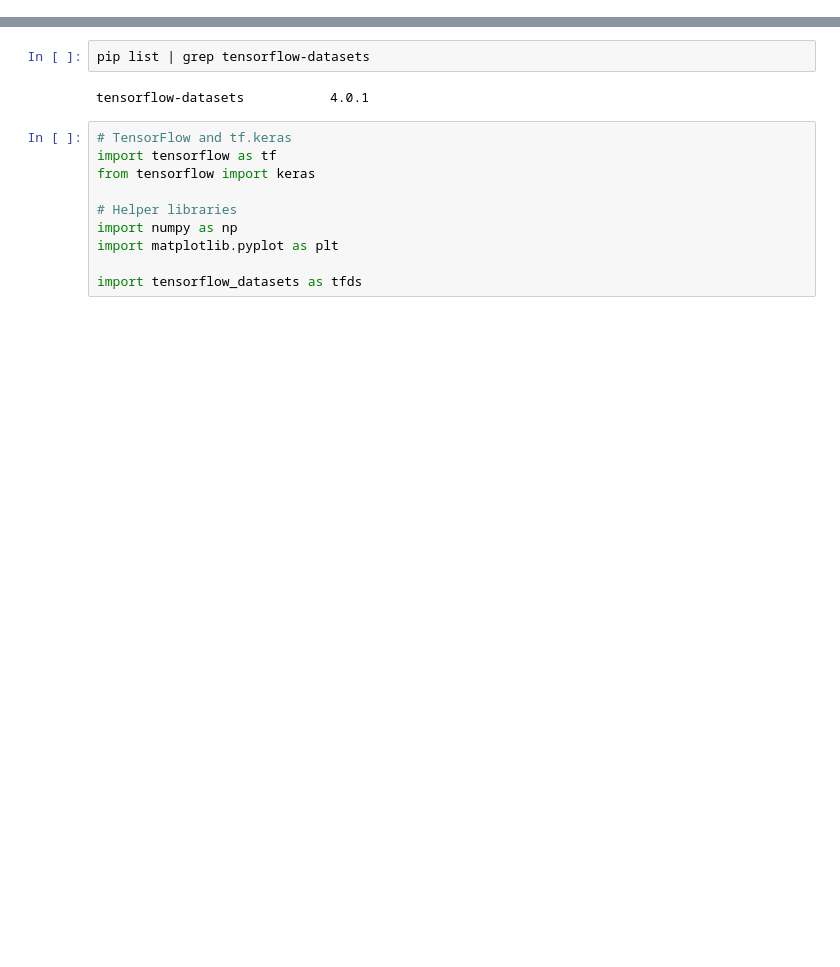
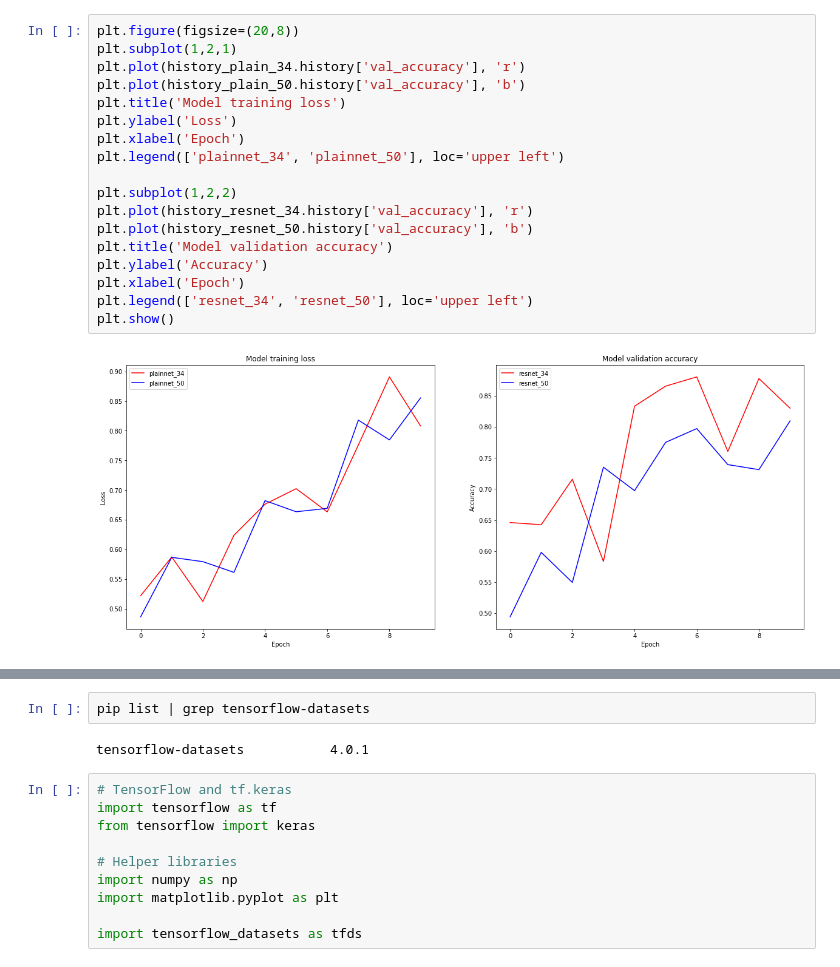
Before and after one commit to mybloodykeyboard/AI_study, a Jupyter notebook: GoingDeeper/[GDCV]ResNet_ablation_study.ipynb, the cells around one changed output, grey strips where cells are left out. Saved outputs shown, nothing was run; the diff lists cells and outputs as text; blank space fills up the shorter version.

```diff
--- a/GoingDeeper/[GDCV]ResNet_ablation_study.ipynb
+++ b/GoingDeeper/[GDCV]ResNet_ablation_study.ipynb
@@ -0,0 +574,20 @@
+# %%
+plt.figure(figsize=(20,8))
+plt.subplot(1,2,1)
+plt.plot(history_plain_34.history['val_accuracy'], 'r')
+plt.plot(history_plain_50.history['val_accuracy'], 'b')
+plt.title('Model training loss')
+plt.ylabel('Loss')
+plt.xlabel('Epoch')
+plt.legend(['plainnet_34', 'plainnet_50'], loc='upper left')
+
+plt.subplot(1,2,2)
+plt.plot(history_resnet_34.history['val_accuracy'], 'r')
+plt.plot(history_resnet_50.history['val_accuracy'], 'b')
+plt.title('Model validation accuracy')
+plt.ylabel('Accuracy')
+plt.xlabel('Epoch')
+plt.legend(['resnet_34', 'resnet_50'], loc='upper left')
+plt.show()
+# %% [output]
+[figure, added]
```
Also changed, not shown: parts of 62 cells of this notebook.
